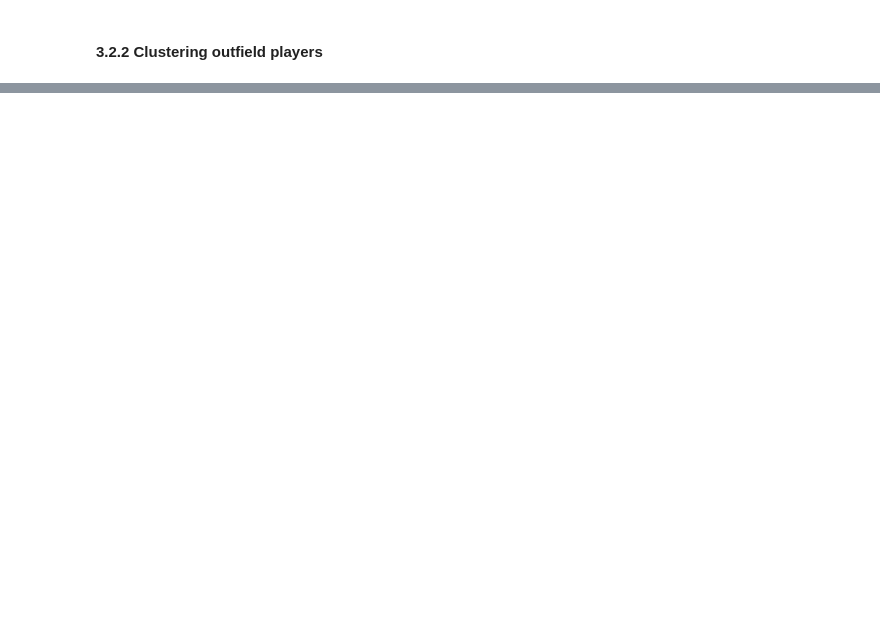
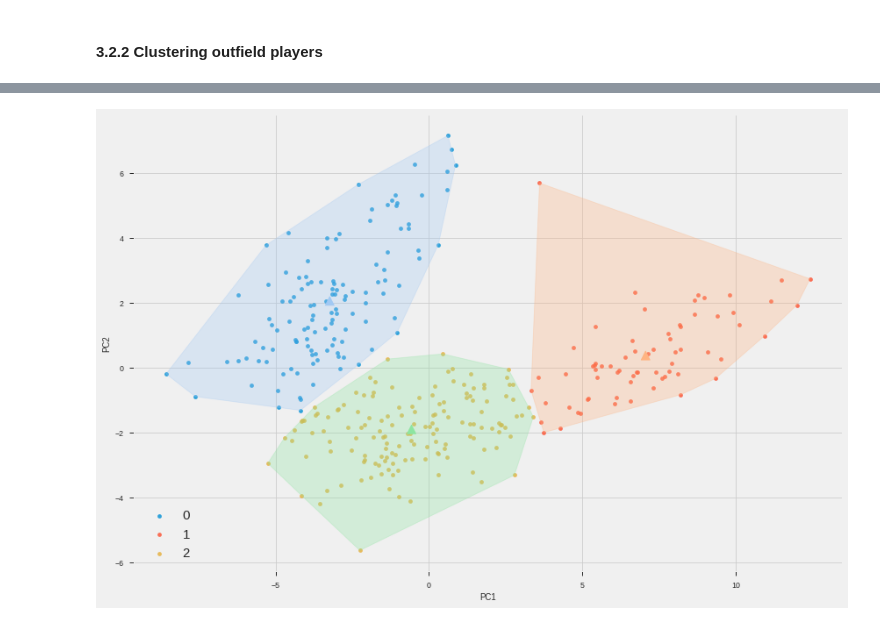
Before and after one commit to sashwinbwaj/Customer-Segmentation-Dashboard, a Jupyter notebook: FIFA_22_Player_Analysis.ipynb, the cells around one changed output, grey strips where cells are left out. Drawn from its saved outputs; the diff is of its cells as text; code cells hidden in the pictures; blank space fills up the shorter version.

```diff
--- a/FIFA_22_Player_Analysis.ipynb
+++ b/FIFA_22_Player_Analysis.ipynb
@@ -772,0 +926,6 @@ plt.show()
+# %%
+attribute_vars = fifa22_players.select_dtypes(include=['int64']).drop(['sofifa_id', 'overall', 'potential', 'club_team_id', 'league_level',
+                                                     'club_jersey_number','club_contract_valid_until', 'nationality_id', 'attacking' ,'skill',
+                                                     'mentality', 'power', 'movement', 'defense', 'gk_diving', 'gk_handling', 'gk_kicking',
+                                                     'gk_positioning', 'gk_reflexes'], axis = 1).columns.to_list()
+outfield_attributes_data = fifa22_players[(fifa22_players.overall > 80)  & (fifa22_players.main_position != 'GK')][['short_name'] + attribute_vars]
@@ -772,0 +944,9 @@ plt.show()
+# %%
+# Standardizing the numeric inputs since attributes are in the range of 0 - 100 while others such as weak foot has only 1-5 levels
+# Age, wages & height all follow different scales
+from sklearn import preprocessing
+scaler = preprocessing.StandardScaler()
+x_scaled = scaler.fit_transform(outfield_attributes_data.select_dtypes(include=['int64']))
+X_norm = pd.DataFrame(x_scaled)
+print(X_norm.shape)
+X_norm.head()
@@ -772,0 +961,8 @@ plt.show()
+# %%
+colors = [(0.6313725490196078, 0.788235294117647, 0.9568627450980393),
+ (1.0, 0.7058823529411765, 0.5098039215686274),
+ (0.5529411764705883, 0.8980392156862745, 0.6313725490196078),
+ (1.0, 0.6235294117647059, 0.6078431372549019),
+ (0.8156862745098039, 0.7333333333333333, 1.0),
+ (0.7126218212, 0.1826171293, 0.138123123837),
+ (0.198989, 1.0, 0.87675752)]
@@ -772,0 +1014,5 @@ plt.show()
+# %%
+# Plotting it for 3 clusters
+kmeans_plot(3)
+# %% [output]
+[figure, added]
```
Also changed, not shown: parts of 54 cells of this notebook.
